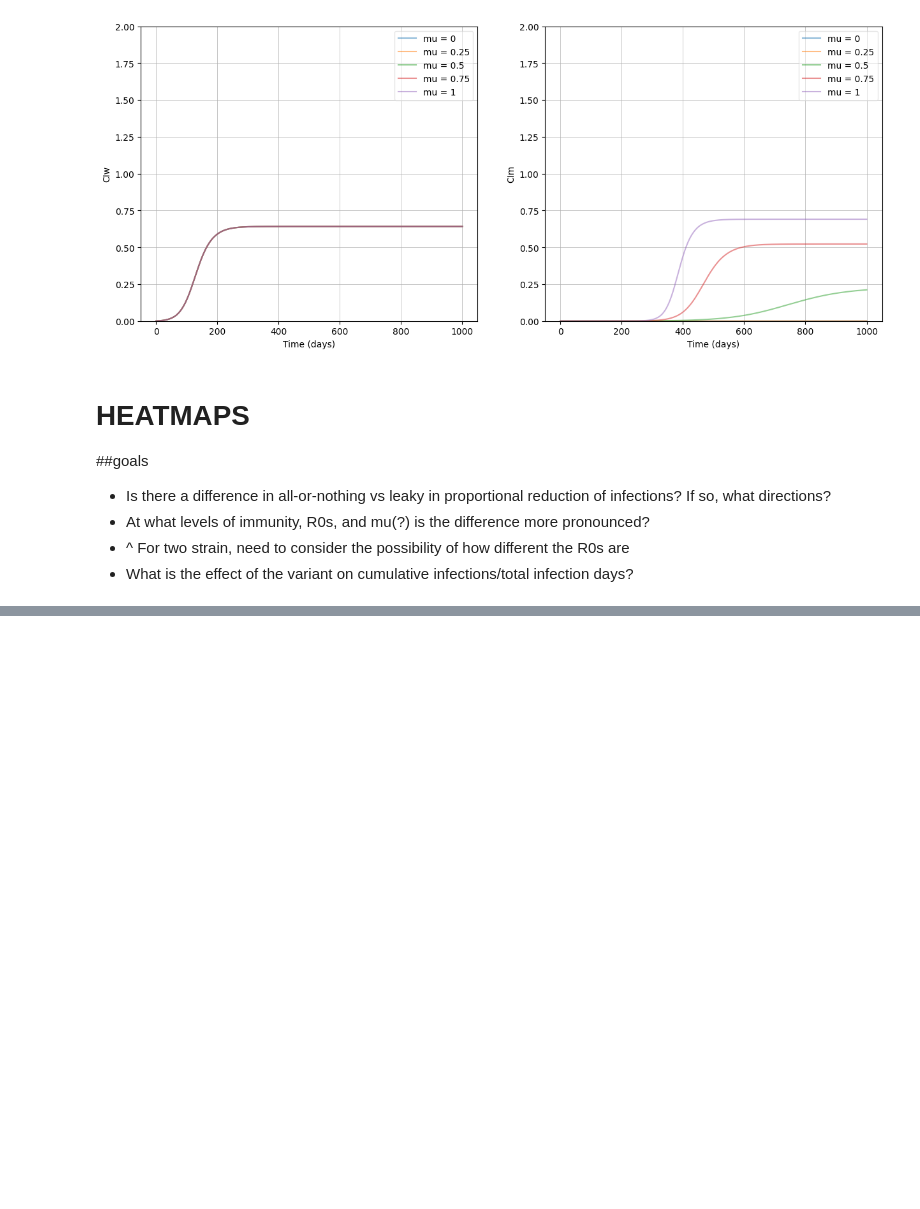
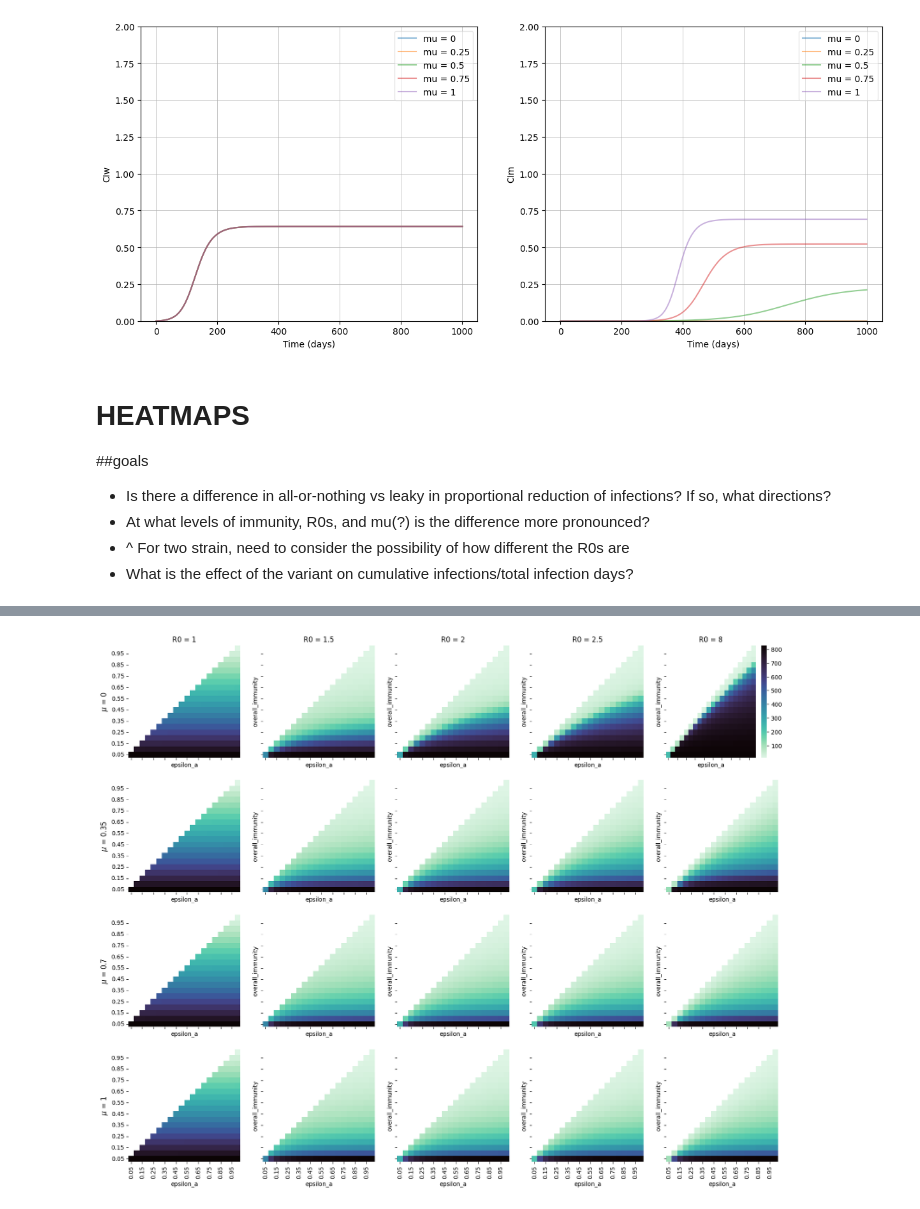
Before and after one commit to condusinew/vaccine_failure_escape, a Jupyter notebook: seed_natimm.ipynb, the cells around one changed output, grey strips where cells are left out. Drawn from its saved outputs; the diff is of its cells as text; code cells hidden in the pictures; blank space fills up the shorter version.

```diff
--- a/seed_natimm.ipynb
+++ b/seed_natimm.ipynb
@@ -806,0 +719,57 @@ for mu in mus:
+# %%
+#heatmaps for total infected days
+heatmaps_bymu = {}
+
+
+for j, mu in enumerate(mus):
+  heatmaps_byr0 = {}
+  filtered_df_mu = two_strain_df[two_strain_df["mu"] == mu].copy()
+
+  for i, r0 in enumerate(Rnaughts):
+      filtered_df_R0 = filtered_df_mu[filtered_df_mu["R0"] == r0].copy()
+
+      # avoid SettingWithCopyWarning
+      filtered_df_R0.loc[:, "overall_immunity"] = filtered_df_R0["overall_immunity"].round(3)
+      filtered_df_R0.loc[:, "epsilon_a"] = filtered_df_R0["epsilon_a"].round(3)
+
+      heatmaps_byr0[i] = filtered_df_R0.pivot(index="overall_immunity", columns="epsilon_a",
+                                            values="total_infected_days_WM")
+  heatmaps_bymu[j] = heatmaps_byr0
+# %%
+fig, axes = plt.subplots(
+    nrows=len(mus),
+    ncols=len(Rnaughts),
+    figsize=(4 * len(Rnaughts), 4 * len(mus)),
+    sharex=True,
+    sharey=True
+)
+
+for j, mu in enumerate(mus):
+    filtered_df_mu = two_strain_df[two_strain_df["mu"] == mu].copy()
+
+    for i, r0 in enumerate(Rnaughts):
+        filtered_df_R0 = filtered_df_mu[filtered_df_mu["R0"] == r0].copy()
+
+        filtered_df_R0.loc[:, "overall_immunity"] = filtered_df_R0["overall_immunity"].round(3)
+        filtered_df_R0.loc[:, "epsilon_a"] = filtered_df_R0["epsilon_a"].round(3)
+
+        df = filtered_df_R0.pivot(
+            index="overall_immunity",
+            columns="epsilon_a",
+            values="total_infected_days_WM"
+        )
+
+        ax = axes[j, i]
+        sns.heatmap(df, cmap="mako_r", ax=ax, cbar=(j == 0 and i == len(Rnaughts) - 1))
+
+        # column titles (R0)
+        if j == 0:
+            ax.set_title(f"R0 = {r0}", fontsize=12)
+
+        # row labels (mu)
+        if i == 0:
+            ax.set_ylabel(f"$\\mu$ = {mu}", fontsize=12)
+
+        ax.invert_yaxis()
+# %% [output]
+[figure, added]
```
Also changed, not shown: parts of 28 cells of this notebook.
